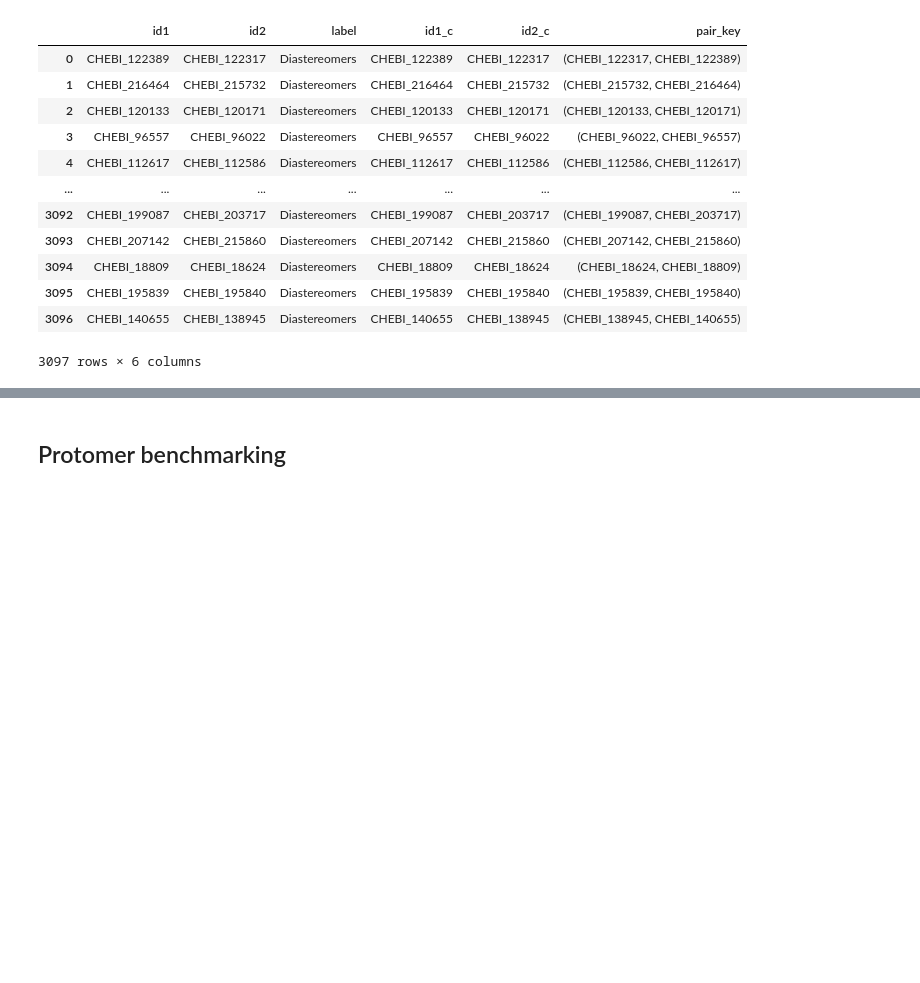
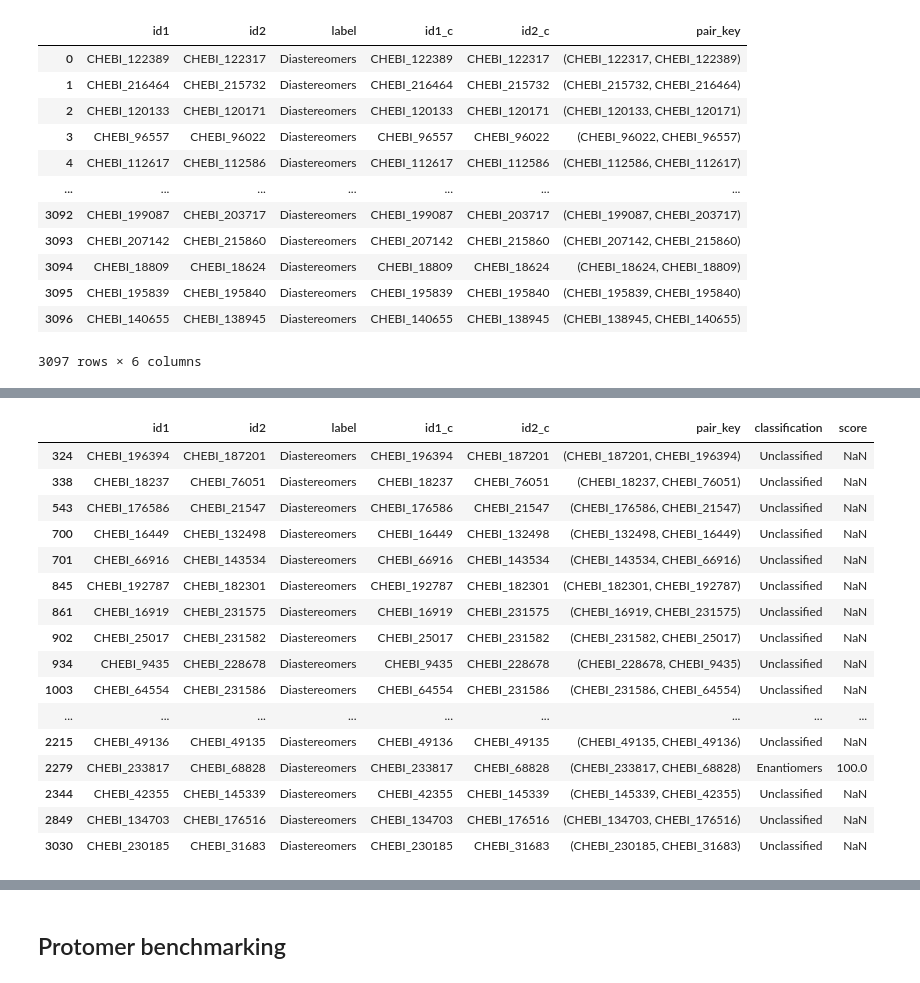
Before and after one commit to Digital-Metabolic-Twin-Centre/stereomapper, a Jupyter notebook: experiments/benchmarking/tests.ipynb, the cells around one changed output, grey strips where cells are left out. Saved outputs shown, nothing was run; the diff lists cells and outputs as text; code cells hidden in the pictures; blank space fills up the shorter version.

```diff
--- a/experiments/benchmarking/tests.ipynb
+++ b/experiments/benchmarking/tests.ipynb
@@ -471,0 +489,14 @@ False Negatives: 3059
+# %%
+df_pred_filtered = df_pred_filtered.copy()
+df_pred_filtered["pair_key"] = df_pred_filtered.apply(
+    lambda r: tuple(sorted([norm_chebi(r["id1"]), norm_chebi(r["id2"])])), axis=1
+)
+
+df_eval = dfc_dia.merge(
+    df_pred_filtered[["pair_key", "classification", "score"]],
+    on="pair_key",
+    how="left",
+    suffixes=("_true", "_pred")
+)
+
+df_eval
@@ -471,0 +517,9 @@ False Negatives: 3059
+# %%
+# only rows where we have a prediction - false negatives are those with no prediction - due to missing /unprocessed files
+df_with_pred_dia = df_eval.dropna(subset=["classification"])
+
+tp = ((df_with_pred_dia["classification"] == df_with_pred_dia["label"]).sum())
+fp = ((df_with_pred_dia["classification"] != df_with_pred_dia["label"]).sum())
+fn = df_eval["classification"].isna().sum()
+
+print(f"TP: {tp}, FP: {fp}, FN: {fn}")
@@ -471,0 +558,25 @@ False Negatives: 3059
+# %%
+# boolean-index the dataframe using pandas Series (use parentheses, not list literals)
+df_fp_not_parent_child = df_with_pred_dia[
+	(df_with_pred_dia['classification'] != 'Stereo-resolution pairs') &
+	(df_with_pred_dia['classification'] != df_with_pred_dia['label'])
+]
+df_fp_not_parent_child
+# %% [output]
+|  | id1 | id2 | label | id1_c | id2_c | pair_key | classification | score |
+| 324 | CHEBI_196394 | CHEBI_187201 | Diastereomers | CHEBI_196394 | CHEBI_187201 | (CHEBI_187201, CHEBI_196394) | Unclassified | NaN |
+| 338 | CHEBI_18237 | CHEBI_76051 | Diastereomers | CHEBI_18237 | CHEBI_76051 | (CHEBI_18237, CHEBI_76051) | Unclassified | NaN |
+| 543 | CHEBI_176586 | CHEBI_21547 | Diastereomers | CHEBI_176586 | CHEBI_21547 | (CHEBI_176586, CHEBI_21547) | Unclassified | NaN |
+| 700 | CHEBI_16449 | CHEBI_132498 | Diastereomers | CHEBI_16449 | CHEBI_132498 | (CHEBI_132498, CHEBI_16449) | Unclassified | NaN |
+| 701 | CHEBI_66916 | CHEBI_143534 | Diastereomers | CHEBI_66916 | CHEBI_143534 | (CHEBI_143534, CHEBI_66916) | Unclassified | NaN |
+| 845 | CHEBI_192787 | CHEBI_182301 | Diastereomers | CHEBI_192787 | CHEBI_182301 | (CHEBI_182301, CHEBI_192787) | Unclassified | NaN |
+| 861 | CHEBI_16919 | CHEBI_231575 | Diastereomers | CHEBI_16919 | CHEBI_231575 | (CHEBI_16919, CHEBI_231575) | Unclassified | NaN |
+| 902 | CHEBI_25017 | CHEBI_231582 | Diastereomers | CHEBI_25017 | CHEBI_231582 | (CHEBI_231582, CHEBI_25017) | Unclassified | NaN |
+| 934 | CHEBI_9435 | CHEBI_228678 | Diastereomers | CHEBI_9435 | CHEBI_228678 | (CHEBI_228678, CHEBI_9435) | Unclassified | NaN |
+| 1003 | CHEBI_64554 | CHEBI_231586 | Diastereomers | CHEBI_64554 | CHEBI_231586 | (CHEBI_231586, CHEBI_64554) | Unclassified | NaN |
+| ... | ... | ... | ... | ... | ... | ... | ... | ... |
+| 2215 | CHEBI_49136 | CHEBI_49135 | Diastereomers | CHEBI_49136 | CHEBI_49135 | (CHEBI_49135, CHEBI_49136) | Unclassified | NaN |
+| 2279 | CHEBI_233817 | CHEBI_68828 | Diastereomers | CHEBI_233817 | CHEBI_68828 | (CHEBI_233817, CHEBI_68828) | Enantiomers | 100.0 |
+| 2344 | CHEBI_42355 | CHEBI_145339 | Diastereomers | CHEBI_42355 | CHEBI_145339 | (CHEBI_145339, CHEBI_42355) | Unclassified | NaN |
+| 2849 | CHEBI_134703 | CHEBI_176516 | Diastereomers | CHEBI_134703 | CHEBI_176516 | (CHEBI_134703, CHEBI_176516) | Unclassified | NaN |
+| 3030 | CHEBI_230185 | CHEBI_31683 | Diastereomers | CHEBI_230185 | CHEBI_31683 | (CHEBI_230185, CHEBI_31683) | Unclassified | NaN |
```
Also changed, not shown: parts of 31 cells of this notebook, 2 other files.
